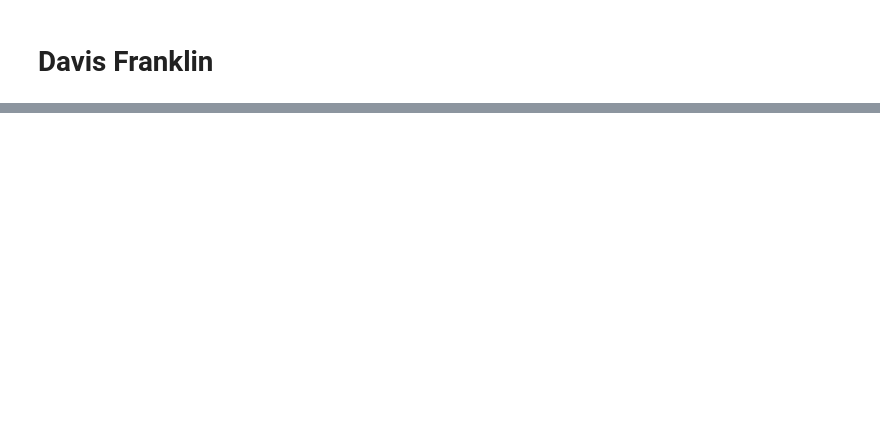
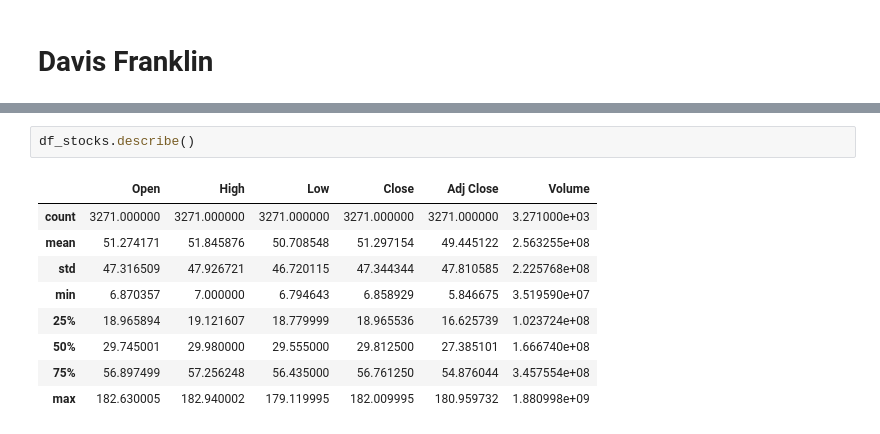
Before and after one commit to ubco-W2022T2-data301/project-group-group11, a Jupyter notebook: analysis/analysis1.ipynb, the cells around one changed output, grey strips where cells are left out. Cells and saved outputs as stored; diff of their text form; blank space fills up the shorter version.

```diff
--- a/analysis/analysis1.ipynb
+++ b/analysis/analysis1.ipynb
@@ -43,0 +47,12 @@ pd.read_csv("../data/raw/iPhones.csv")
+# %%
+df_stocks.describe()
+# %% [output]
+|  | Open | High | Low | Close | Adj Close | Volume |
+| count | 3271.000000 | 3271.000000 | 3271.000000 | 3271.000000 | 3271.000000 | 3.271000e+03 |
+| mean | 51.274171 | 51.845876 | 50.708548 | 51.297154 | 49.445122 | 2.563255e+08 |
+| std | 47.316509 | 47.926721 | 46.720115 | 47.344344 | 47.810585 | 2.225768e+08 |
+| min | 6.870357 | 7.000000 | 6.794643 | 6.858929 | 5.846675 | 3.519590e+07 |
+| 25% | 18.965894 | 19.121607 | 18.779999 | 18.965536 | 16.625739 | 1.023724e+08 |
+| 50% | 29.745001 | 29.980000 | 29.555000 | 29.812500 | 27.385101 | 1.666740e+08 |
+| 75% | 56.897499 | 57.256248 | 56.435000 | 56.761250 | 54.876044 | 3.457554e+08 |
+| max | 182.630005 | 182.940002 | 179.119995 | 182.009995 | 180.959732 | 1.880998e+09 |
```
Also changed, not shown: parts of 28 cells of this notebook.
